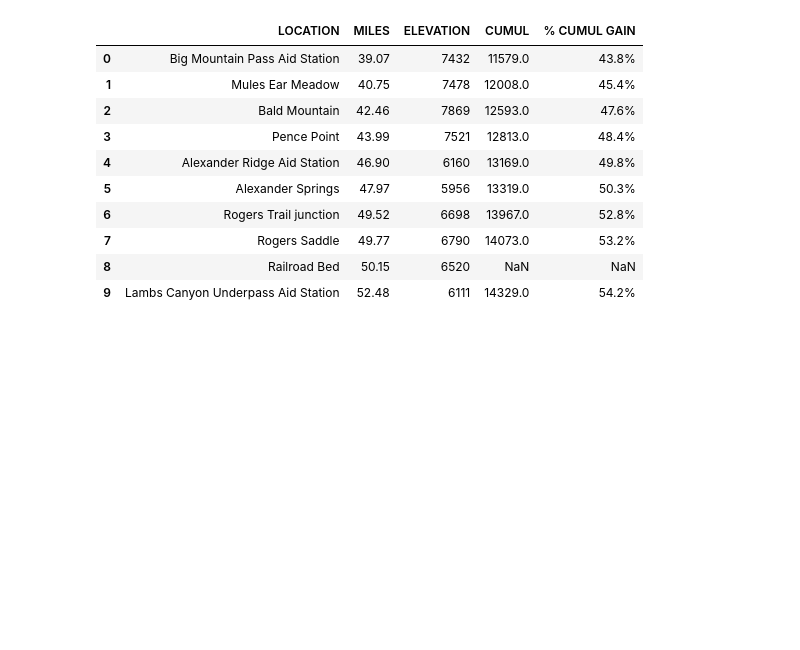
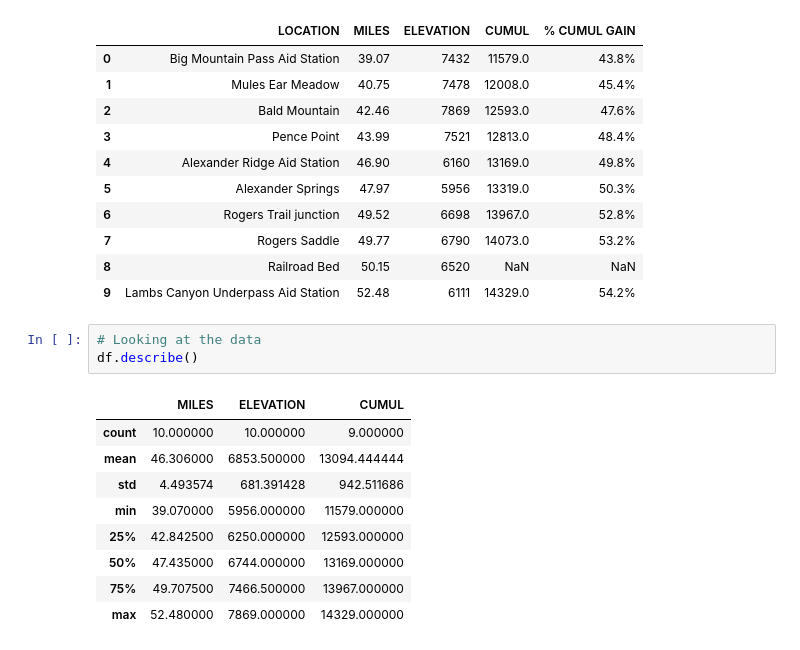
Before and after one commit to owaisahmad315/pandas, a Jupyter notebook: DataFrames.ipynb, the cells around one changed output. Drawn from its saved outputs; the diff is of its cells as text; blank space fills up the shorter version.

```diff
--- a/DataFrames.ipynb
+++ b/DataFrames.ipynb
@@ -180,3 +182,16 @@ df
 | 7 | Rogers Saddle | 49.77 | 6790 | 14073.0 | 53.2% |
 | 8 | Railroad Bed | 50.15 | 6520 | NaN | NaN |
 | 9 | Lambs Canyon Underpass Aid Station | 52.48 | 6111 | 14329.0 | 54.2% |
+# %%
+# Looking at the data
+df.describe()
+# %% [output]
+|  | MILES | ELEVATION | CUMUL |
+| count | 10.000000 | 10.000000 | 9.000000 |
+| mean | 46.306000 | 6853.500000 | 13094.444444 |
+| std | 4.493574 | 681.391428 | 942.511686 |
+| min | 39.070000 | 5956.000000 | 11579.000000 |
+| 25% | 42.842500 | 6250.000000 | 12593.000000 |
+| 50% | 47.435000 | 6744.000000 | 13169.000000 |
+| 75% | 49.707500 | 7466.500000 | 13967.000000 |
+| max | 52.480000 | 7869.000000 | 14329.000000 |
```
Also changed, not shown: parts of 8 cells of this notebook.
